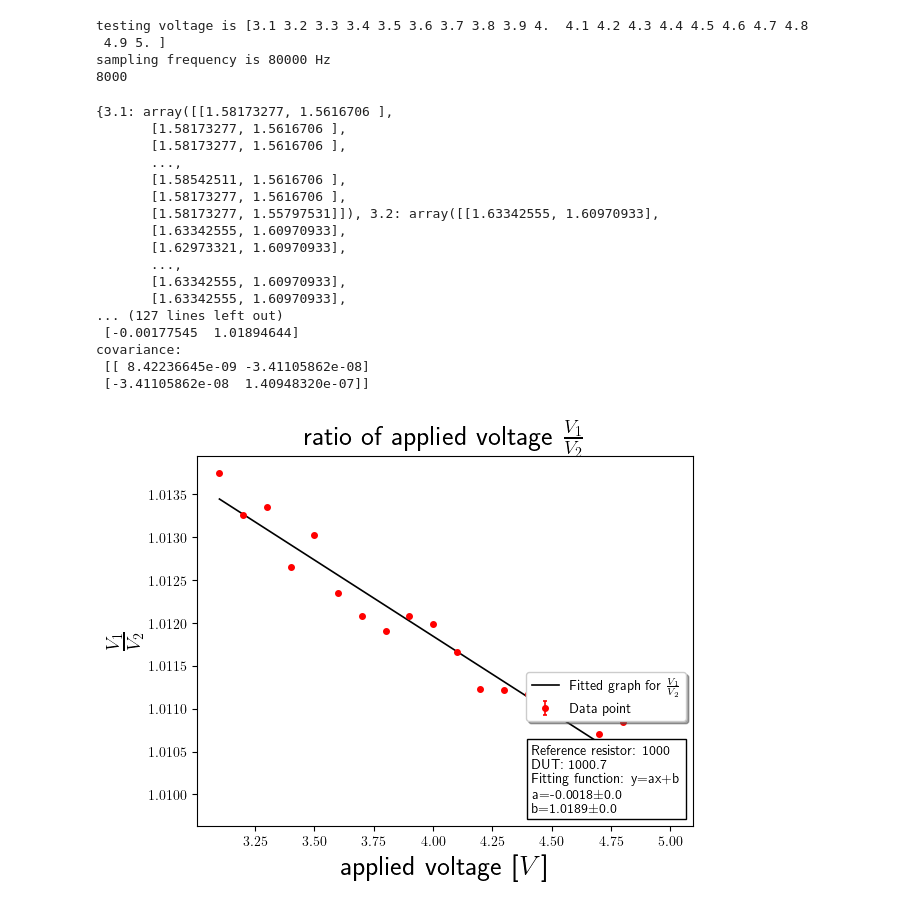
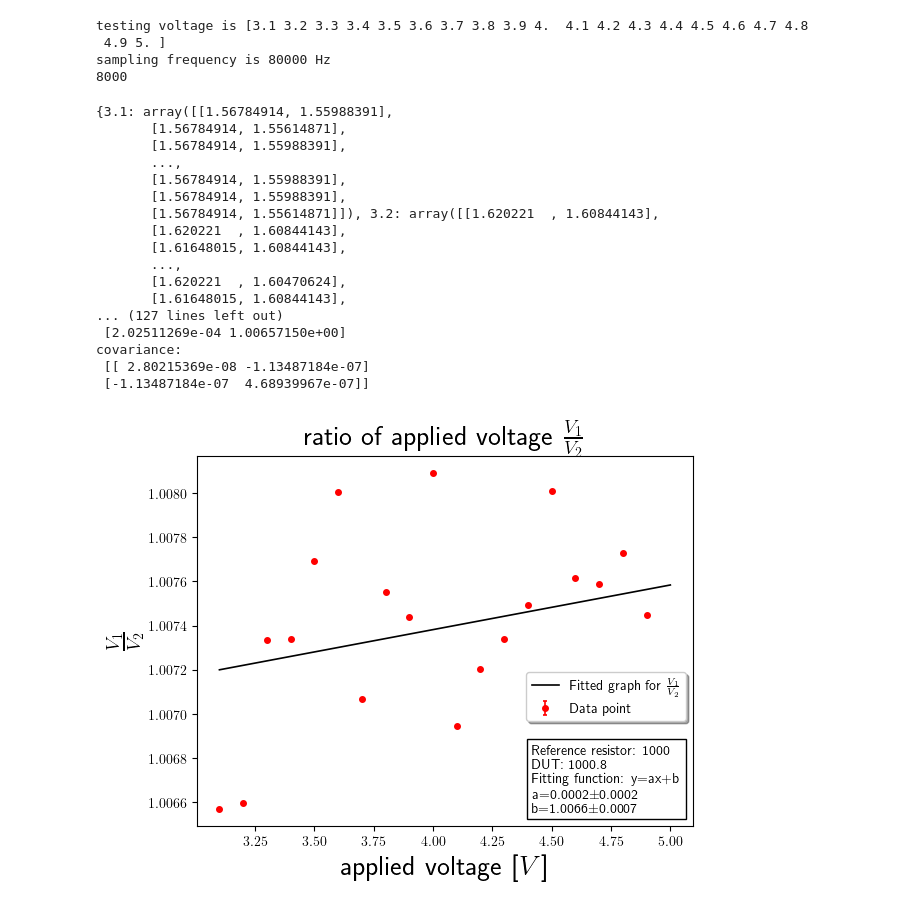
Before and after one commit to Chwanhee/ErrorAnalysis, a Jupyter notebook: step_1/step_1_0/step_1_0.ipynb, the cells around one changed output. Saved outputs shown, nothing was run; the diff lists cells and outputs as text; code cells hidden in the pictures.

```diff
--- a/step_1/step_1_0/step_1_0.ipynb
+++ b/step_1/step_1_0/step_1_0.ipynb
@@ -14,7 +14,7 @@ zoroku = ad2.connect(0)      # connect to first(0th) ad2, give it the name 'zoro
 # Set the measurement parameters.
 
 res1 = 1000 # Values of the resistances in Ohms.
-res2 = 1000.7
+res2 = 1000.8
 
 def prepare_measurement(inpt,hertz,points,settingoffset):
     ad2.config_wavegen(
@@ -121,45 +121,45 @@ ax.plot(x, func(x, a, b),
     color="k",
     label=r"Fitted graph for $\frac{V_1}{V_2}$")
 
 ax.errorbar(x, y, yerr=stdv,
     marker='o',
     markersize=4,
     linestyle="None",
     elinewidth=1.2,
     capsize=1.5,
     capthick=1.2,
     color="r",
     label="Data point")
-textstr = 'Reference resistor: '+str(res1)+'\nDUT: '+str(res2)+'\nFitting function: y=ax+b'+'\na='+str(round(popt[0], 4))+r'$\pm$'+str(round(pcov[0][0], 4))+'\nb='+str(round(popt[1], 4))+r'$\pm$'+str(round(pcov[1][1], 4))
+textstr = 'Reference resistor: '+str(res1)+'\nDUT: '+str(res2)+'\nFitting function: y=ax+b'+'\na='+str(round(popt[0], 4))+r'$\pm$'+str(round(pcov[0][0]**0.5, 4))+'\nb='+str(round(popt[1], 4))+r'$\pm$'+str(round(pcov[1][1]**0.5, 4))
 textbox = matplotlib.offsetbox.AnchoredText(textstr, loc='lower right')
 ax.add_artist(textbox)
 
 plt.rc('text', usetex = True)
 #plt.xkcd()
 plt.title(r'ratio of applied voltage $\frac{V_1}{V_2}$', fontsize = 20)
 
 plt.ylabel(r'$\frac{V_1}{V_2}$', fontsize = 20)
 plt.xlabel(r'applied voltage [$V$]', fontsize = 20)
 plt.legend(loc='center right', bbox_to_anchor=(1, 0.35) ,fancybox=True, shadow=True)
 plt.grid(False)
 plt.savefig("step1_ex0_res_"+str(res2)+'.png')
 plt.show()
 # %% [output]
-{3.1: array([[1.58173277, 1.5616706 ],
-       [1.58173277, 1.5616706 ],
-       [1.58173277, 1.5616706 ],
+{3.1: array([[1.56784914, 1.55988391],
+       [1.56784914, 1.55614871],
+       [1.56784914, 1.55988391],
        ...,
-       [1.58542511, 1.5616706 ],
-       [1.58173277, 1.5616706 ],
-       [1.58173277, 1.55797531]]), 3.2: array([[1.63342555, 1.60970933],
-       [1.63342555, 1.60970933],
-       [1.62973321, 1.60970933],
+       [1.56784914, 1.55988391],
+       [1.56784914, 1.55988391],
+       [1.56784914, 1.55614871]]), 3.2: array([[1.620221  , 1.60844143],
+       [1.620221  , 1.60844143],
+       [1.61648015, 1.60844143],
        ...,
-       [1.63342555, 1.60970933],
-       [1.63342555, 1.60970933],
+       [1.620221  , 1.60470624],
+       [1.61648015, 1.60844143],
 ... (127 lines left out)
- [-0.00177545  1.01894644]
+ [2.02511269e-04 1.00657150e+00]
 covariance:
- [[ 8.42236645e-09 -3.41105862e-08]
- [-3.41105862e-08  1.40948320e-07]]
+ [[ 2.80215369e-08 -1.13487184e-07]
+ [-1.13487184e-07  4.68939967e-07]]
-[figure, old version]
+[figure, new version]
```
Also changed, not shown: 35 other files.
